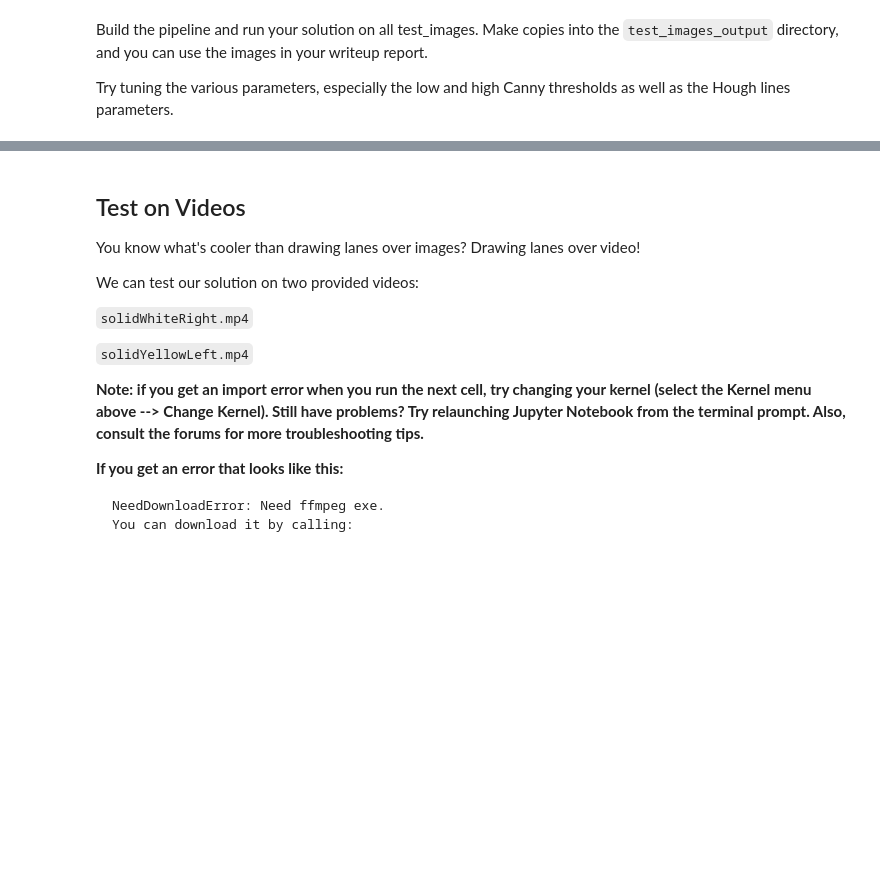
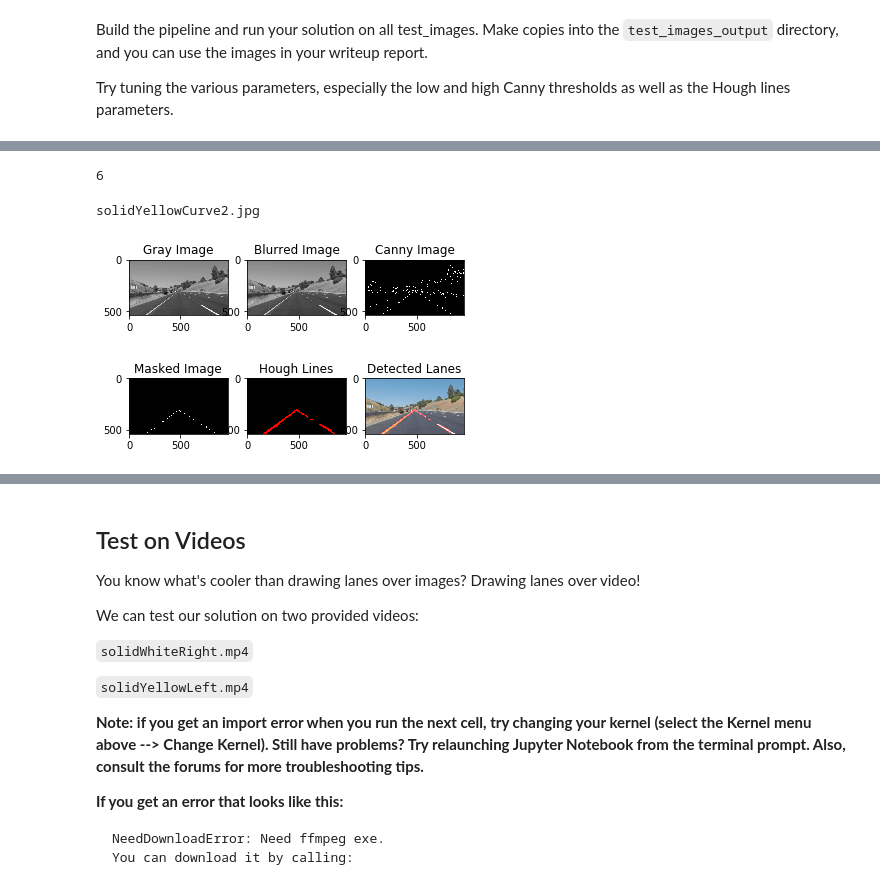
Before and after one commit to AnkS4/CarND-LaneLines-P1, a Jupyter notebook: P1.ipynb, the cells around one changed output, grey strips where cells are left out. Drawn from its saved outputs; the diff is of its cells as text; code cells hidden in the pictures; blank space fills up the shorter version.

```diff
--- a/P1.ipynb
+++ b/P1.ipynb
@@ -124,7 +124,7 @@ def region_of_interest(img, vertices):
     return masked_image
 
 
-def draw_lines(img, lines, color=[255, 0, 0], thickness=2):
+def draw_lines(img, lines, color=[255, 0, 0], thickness=10):
     """
     NOTE: this is the function you might want to use as a starting point once you want to
     average/extrapolate the line segments you detect to map out the full
@@ -141,6 +141,39 @@ def draw_lines(img, lines, color=[255, 0, 0], thickness=2):
     If you want to make the lines semi-transparent, think about combining
     this function with the weighted_img() function below
     """
+    '''
+    right_x = []
+    right_y = []
+    left_x = []
+    left_y = []
+    for line in lines:
+        for x1,y1,x2,y2 in line:
+            slope = (y2-y1)/(x2-x1)
+            if slope > 0:
+                right_x.append(x1)
+                right_y.append(y1)
+                right_x.append(x2)
+                right_y.append(y2)
+            elif slope < 0:
+                left_x.append(x1)
+                left_y.append(y1)
+                left_x.append(x2)
+                left_y.append(y2)
+
+    right_x_min = min(right_x)
+    right_x_max = max(right_x)
+    right_y_min = min(right_y)
+    right_y_max = max(right_y)
+
+    left_x_min = min(left_x)
+    left_x_max = max(left_x)
+    left_y_min = min(left_y)
+    left_y_max = max(left_y)
+
+    cv2.line(img, (right_x_min, right_y_min), (right_x_max, right_y_max), color, thickness)
+    cv2.line(img, (left_x_min, left_y_max), (left_x_max, left_y_min), color, thickness)
+    '''
+
     for line in lines:
         for x1,y1,x2,y2 in line:
             cv2.line(img, (x1, y1), (x2, y2), color, thickness)
@@ -215,0 +270,11 @@ plt.imshow(lines_edges)
+# %%
+imgdir = os.listdir("test_images/")
+len(imgdir)
+# %% [output]
+6
+# %%
+print(imgdir[0])
+all_images(imgdir[0])
+# %% [output]
+solidYellowCurve2.jpg
+[figure, added]
```
Also changed, not shown: parts of 8 cells of this notebook.
